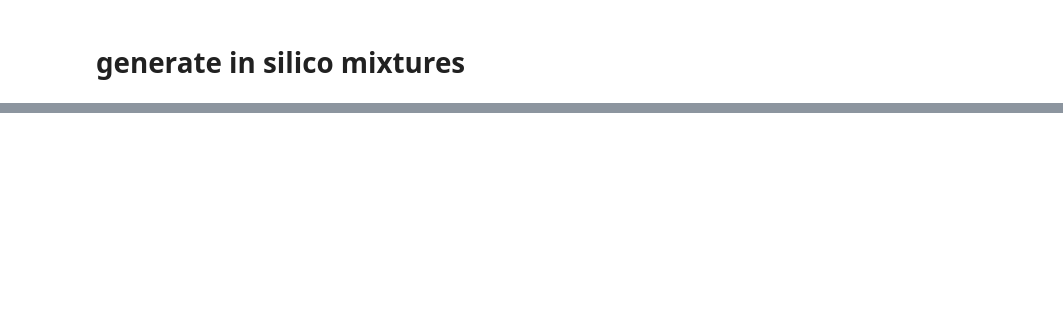
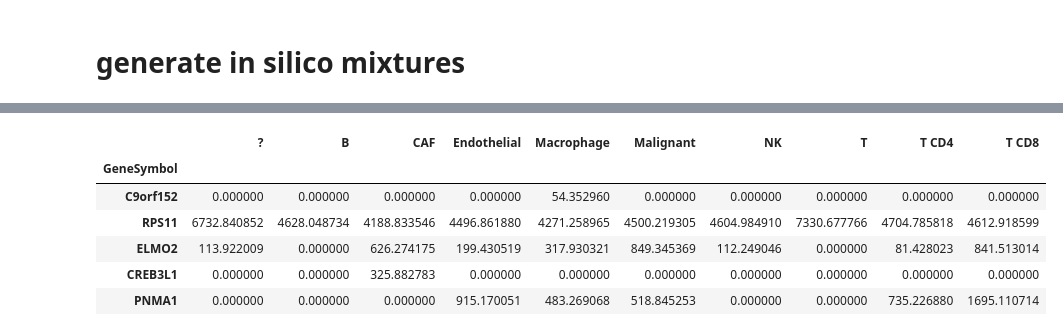
Before and after one commit to davidliu-lab/deconv, a Jupyter notebook: 6a - make cohorts.ipynb, the cells around one changed output, grey strips where cells are left out. Cells and saved outputs as stored; diff of their text form; code cells hidden in the pictures; blank space fills up the shorter version.

```diff
--- a/6a - make cohorts.ipynb
+++ b/6a - make cohorts.ipynb
@@ -70,0 +59,10 @@ in_silico_sample_mixtures *= multiplicative_noise
+# %%
+cell_type_geps["sample_00"].head()
+# %% [output]
+|  | ? | B | CAF | Endothelial | Macrophage | Malignant | NK | T | T CD4 | T CD8 |
+| GeneSymbol |  |  |  |  |  |  |  |  |  |  |
+| C9orf152 | 0.000000 | 0.000000 | 0.000000 | 0.000000 | 54.352960 | 0.000000 | 0.000000 | 0.000000 | 0.000000 | 0.000000 |
+| RPS11 | 6732.840852 | 4628.048734 | 4188.833546 | 4496.861880 | 4271.258965 | 4500.219305 | 4604.984910 | 7330.677766 | 4704.785818 | 4612.918599 |
+| ELMO2 | 113.922009 | 0.000000 | 626.274175 | 199.430519 | 317.930321 | 849.345369 | 112.249046 | 0.000000 | 81.428023 | 841.513014 |
+| CREB3L1 | 0.000000 | 0.000000 | 325.882783 | 0.000000 | 0.000000 | 0.000000 | 0.000000 | 0.000000 | 0.000000 | 0.000000 |
+| PNMA1 | 0.000000 | 0.000000 | 0.000000 | 915.170051 | 483.269068 | 518.845253 | 0.000000 | 0.000000 | 735.226880 | 1695.110714 |
```
Also changed, not shown: parts of 20 cells of this notebook, 2 other files.
